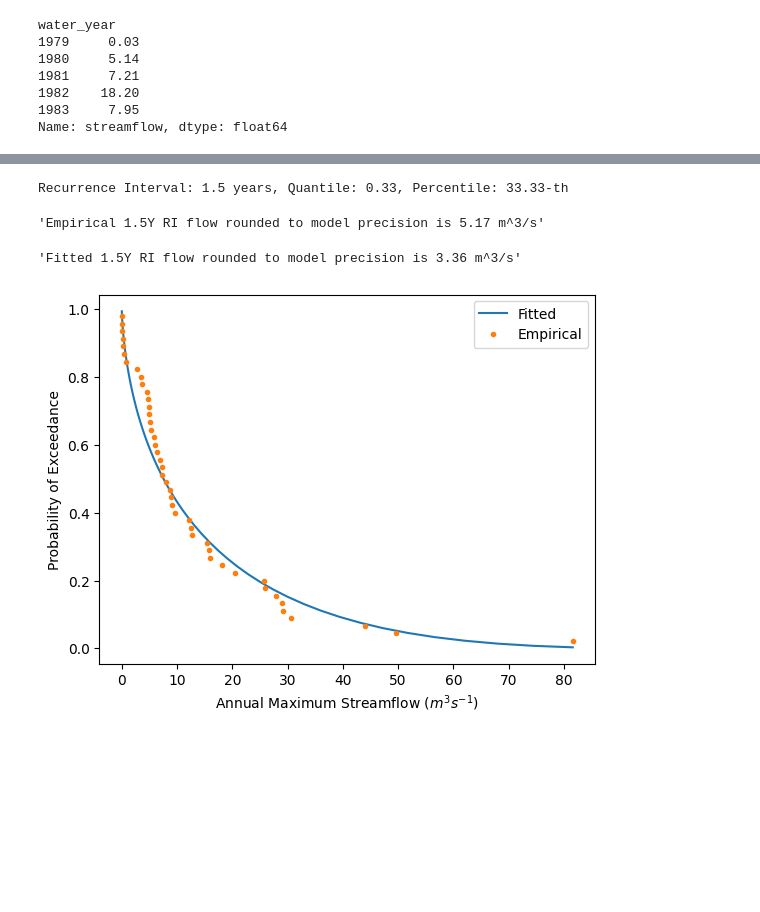
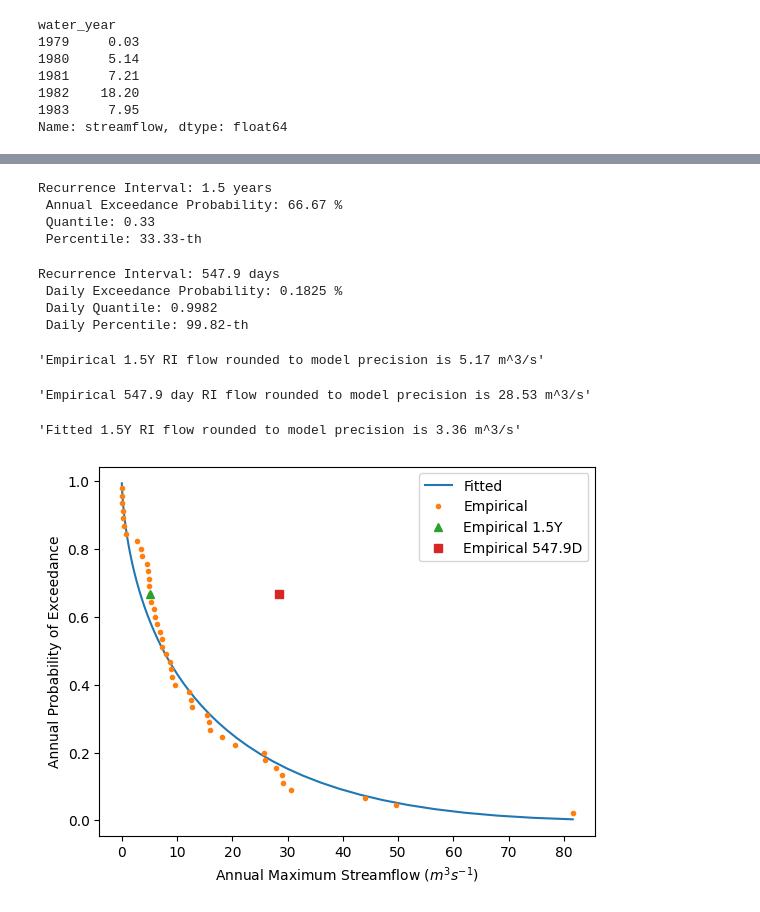
Before and after one commit to jarq6c/little_hope, a Jupyter notebook: examples/example_1.5YRI.ipynb, the cells around one changed output, grey strips where cells are left out. Drawn from its saved outputs; the diff is of its cells as text; code cells hidden in the pictures; blank space fills up the shorter version.

Commit message:
update plot

```diff
--- a/examples/example_1.5YRI.ipynb
+++ b/examples/example_1.5YRI.ipynb
@@ -83,3 +83,10 @@ water_year
 1982    18.20
 1983     7.95
 Name: streamflow, dtype: float64
+# %%
+# Now we compute the daily peaks
+streamflow_daily_max = streamflow_trimmed.resample("1D").max()
+
+# Update the index
+streamflow_daily_max.index.name = "water_day"
+streamflow_daily_max.index = streamflow_daily_max.index.date
@@ -86,13 +102,35 @@ Name: streamflow, dtype: float64
 # %%
 # Convert recurrence interval (RI) to quantile
 recurrence_interval = 1.5
-quantile = 1.0 - (1.0 / recurrence_interval)
+annual_exeedance_probability = 1.0 / recurrence_interval
+quantile = 1.0 - annual_exeedance_probability
 percentile = 100.0 * quantile
 print(
-    f"Recurrence Interval: {recurrence_interval} years,",
-    f"Quantile: {quantile:.2f},",
-    f"Percentile: {percentile:.2f}-th"
+    f"Recurrence Interval: {recurrence_interval} years\n",
+    f"Annual Exceedance Probability: {annual_exeedance_probability*100.0:.2f} %\n",
+    f"Quantile: {quantile:.2f}\n",
+    f"Percentile: {percentile:.2f}-th\n"
 )
 # %% [output]
-Recurrence Interval: 1.5 years, Quantile: 0.33, Percentile: 33.33-th
+Recurrence Interval: 1.5 years
+ Annual Exceedance Probability: 66.67 %
+ Quantile: 0.33
+ Percentile: 33.33-th
+# %%
+# Convert recurrence interval (RI) to daily quantile
+daily_recurrence_interval = recurrence_interval * 365.25
+daily_exeedance_probability = 1.0 / daily_recurrence_interval
+daily_quantile = 1.0 - daily_exeedance_probability
+daily_percentile = 100.0 * daily_quantile
+print(
+    f"Recurrence Interval: {daily_recurrence_interval:.1f} days\n",
+    f"Daily Exceedance Probability: {daily_exeedance_probability*100.0:.4f} %\n",
+    f"Daily Quantile: {daily_quantile:.4f}\n",
+    f"Daily Percentile: {daily_percentile:.2f}-th\n"
+)
+# %% [output]
+Recurrence Interval: 547.9 days
+ Daily Exceedance Probability: 0.1825 %
+ Daily Quantile: 0.9982
+ Daily Percentile: 99.82-th
 # %%
@@ -101,6 +139,12 @@ empirical_1_5RI = streamflow_yearly_max.quantile(quantile)
 f"Empirical {recurrence_interval}Y RI flow rounded to model precision is {empirical_1_5RI:.2f} m^3/s"
 # %% [output]
 'Empirical 1.5Y RI flow rounded to model precision is 5.17 m^3/s'
+# %%
+# Empirical exceedance (daily)
+daily_empirical_1_5RI = streamflow_daily_max.quantile(daily_quantile)
+f"Empirical {daily_recurrence_interval:.1f} day RI flow rounded to model precision is {daily_empirical_1_5RI:.2f} m^3/s"
+# %% [output]
+'Empirical 547.9 day RI flow rounded to model precision is 28.53 m^3/s'
 # %%
 # Fitting to a distribution
 streamflow_logs = np.log(streamflow_yearly_max)
@@ -112,15 +156,17 @@ f"Fitted {recurrence_interval}Y RI flow rounded to model precision is {fitted_1_
 # %%
 # Plot fit
 x = np.linspace(streamflow_logs.min(), streamflow_logs.max(), 100)
 y = 1.0 - pearson3.cdf(x, *pearson_params)
 n = len(streamflow_yearly_max)
 x_emp = np.round(streamflow_yearly_max.sort_values(), 2)
 y_emp = 1.0 - ((np.arange(n) + 1.0) / (n + 1.0))
 plt.plot(np.exp(x), y, label="Fitted")
 plt.plot(x_emp, y_emp, ".", label="Empirical")
+plt.plot([empirical_1_5RI], [annual_exeedance_probability], "^", label=f"Empirical {recurrence_interval}Y")
+plt.plot([daily_empirical_1_5RI], [annual_exeedance_probability], "s", label=f"Empirical {daily_recurrence_interval:.1f}D")
 plt.xlabel("Annual Maximum Streamflow ($m^3 s^{-1}$)")
-plt.ylabel("Probability of Exceedance")
+plt.ylabel("Annual Probability of Exceedance")
 plt.legend()
 plt.show()
 # %% [output]
-[figure, old version]
+[figure, new version]
```
Also changed, not shown: parts of 3 cells of this notebook.
